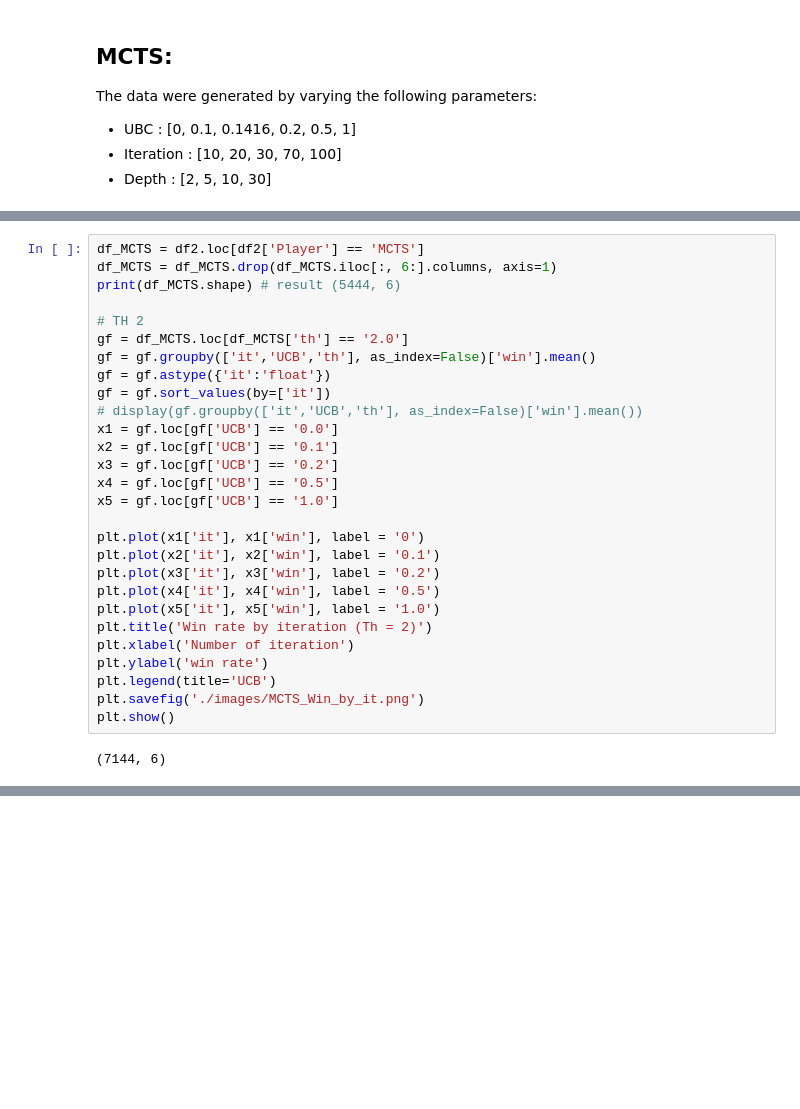
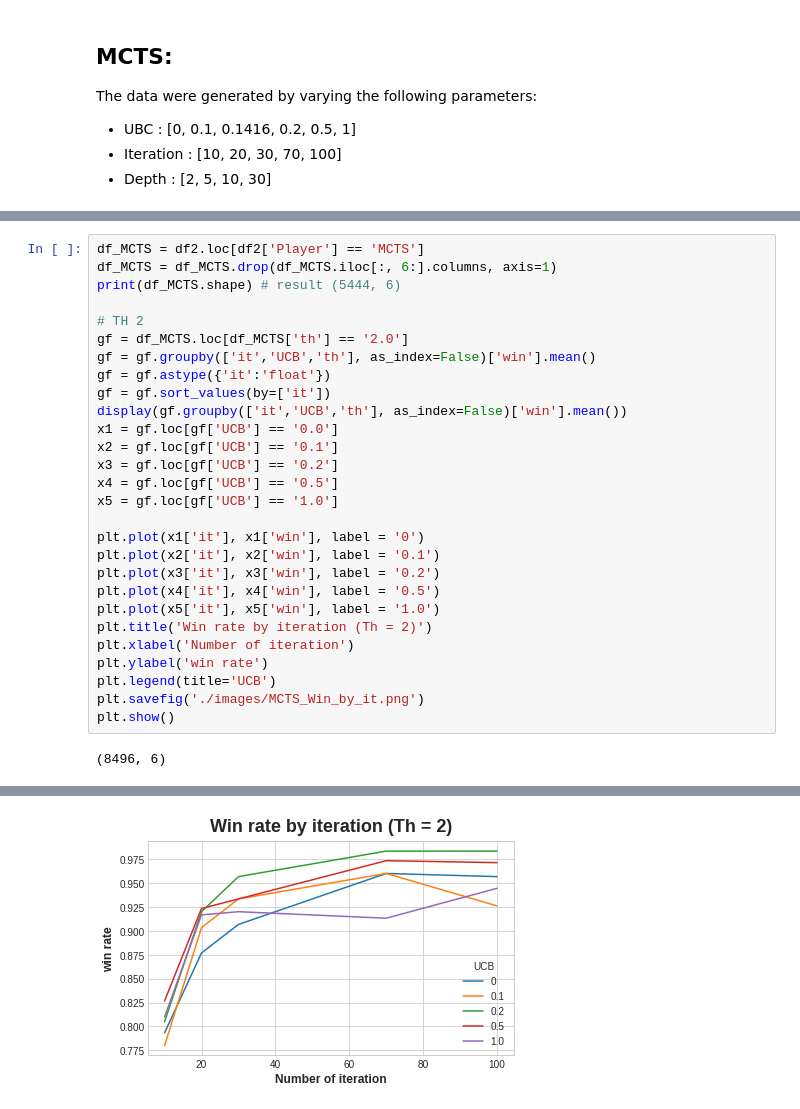
Before and after one commit to hippolyte456/Othello_2022, a Jupyter notebook: othello/analyse.ipynb, the cells around one changed output, grey strips where cells are left out. Drawn from its saved outputs; the diff is of its cells as text; blank space fills up the shorter version.

```diff
--- a/othello/analyse.ipynb
+++ b/othello/analyse.ipynb
@@ -191,7 +187,7 @@ gf = df_MCTS.loc[df_MCTS['th'] == '2.0']
 gf = gf.groupby(['it','UCB','th'], as_index=False)['win'].mean()
 gf = gf.astype({'it':'float'})
 gf = gf.sort_values(by=['it'])
-# display(gf.groupby(['it','UCB','th'], as_index=False)['win'].mean())
+display(gf.groupby(['it','UCB','th'], as_index=False)['win'].mean())
 x1 = gf.loc[gf['UCB'] == '0.0']
 x2 = gf.loc[gf['UCB'] == '0.1']
 x3 = gf.loc[gf['UCB'] == '0.2']
@@ -210,4 +206,4 @@ plt.legend(title='UCB')
 plt.savefig('./images/MCTS_Win_by_it.png')
 plt.show()
 # %% [output]
-(7144, 6)
+(8496, 6)
@@ -214,3 +227,4 @@ plt.show()
+[figure, added]
 # %% [markdown]
 <img src="./images/MCTS_Win_by_it.png">
 
```
Also changed, not shown: parts of 5 cells of this notebook, 3 other files.
